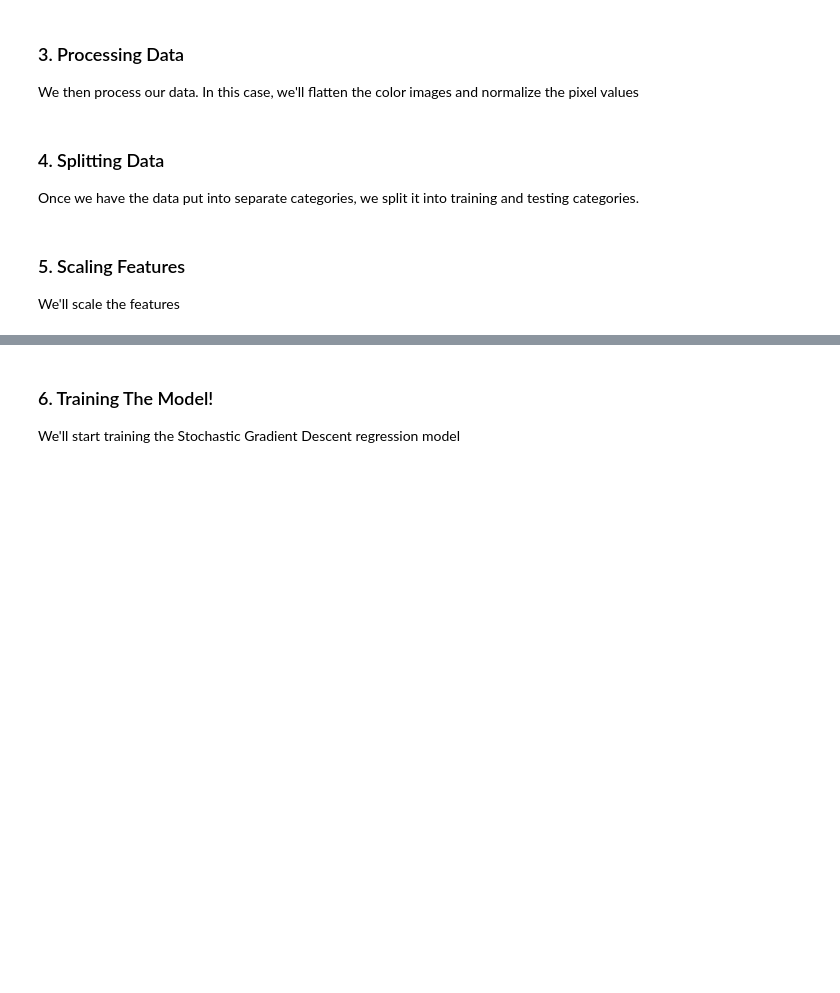
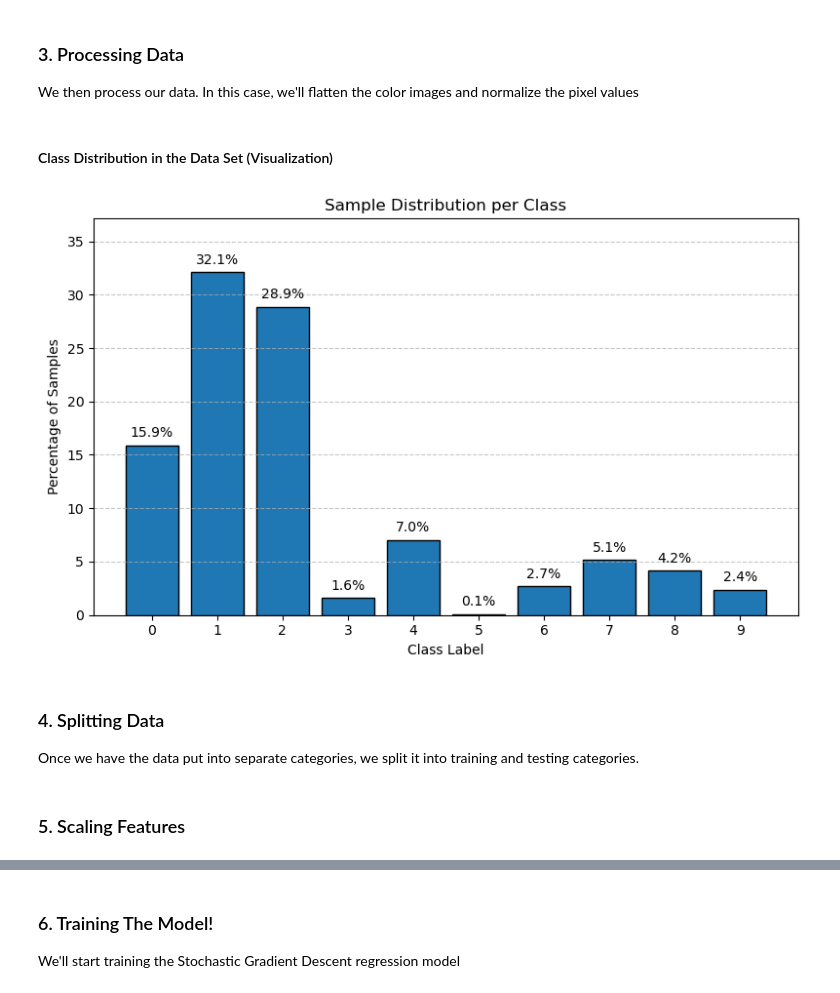
Before and after one commit to gfernan5/galaxy_classifier, a Jupyter notebook: galaxy_classifier.ipynb, the cells around one changed output, grey strips where cells are left out. Saved outputs shown, nothing was run; the diff lists cells and outputs as text; code cells hidden in the pictures; blank space fills up the shorter version.

Commit message:
added graphs

```diff
--- a/galaxy_classifier.ipynb
+++ b/galaxy_classifier.ipynb
@@ -100,6 +100,34 @@ y = labels
 
 # Normalize pixel values between 0 and 1
 X = X.astype(np.float32) / 255.0
+# %% [markdown]
+#### Class Distribution in the Data Set (Visualization)
+# %%
+# Class Distribution Plot
+# Get unique class labels and their counts
+classes, counts = np.unique(y, return_counts=True)
+percentages = counts / counts.sum() * 100
+
+# Plotting
+plt.figure(figsize=(8, 5))
+bars = plt.bar(classes, percentages, edgecolor='black')
+
+# Add percentage labels on top of each bar
+for bar, pct in zip(bars, percentages):
+    height = bar.get_height()
+    plt.text(bar.get_x() + bar.get_width() / 2, height + 0.5,
+             f'{pct:.1f}%', ha='center', va='bottom')
+
+plt.title("Sample Distribution per Class")
+plt.xlabel("Class Label")
+plt.ylabel("Percentage of Samples")
+plt.ylim(0, max(percentages) + 5)  # Add some space above tallest bar
+plt.grid(axis='y', linestyle='--', alpha=0.7)
+plt.tight_layout()
+plt.xticks(classes)
+plt.show()
+# %% [output]
+[figure, added]
 # %% [markdown]
 ### 4. Splitting Data
 Once we have the data put into separate categories, we split it into training and testing categories.
@@ -111,7 +139,6 @@ X, y = shuffle(X, y, random_state = 42)
 X_train, X_test, y_train, y_test = train_test_split(X, y, train_size = 0.9, stratify = y, random_state = 42)
 # %% [markdown]
 ### 5. Scaling Features
-We'll scale the features
 # %%
 # Create and fit the scaler on training data
 scaler = StandardScaler()
```
Also changed, not shown: parts of 4 cells of this notebook.
